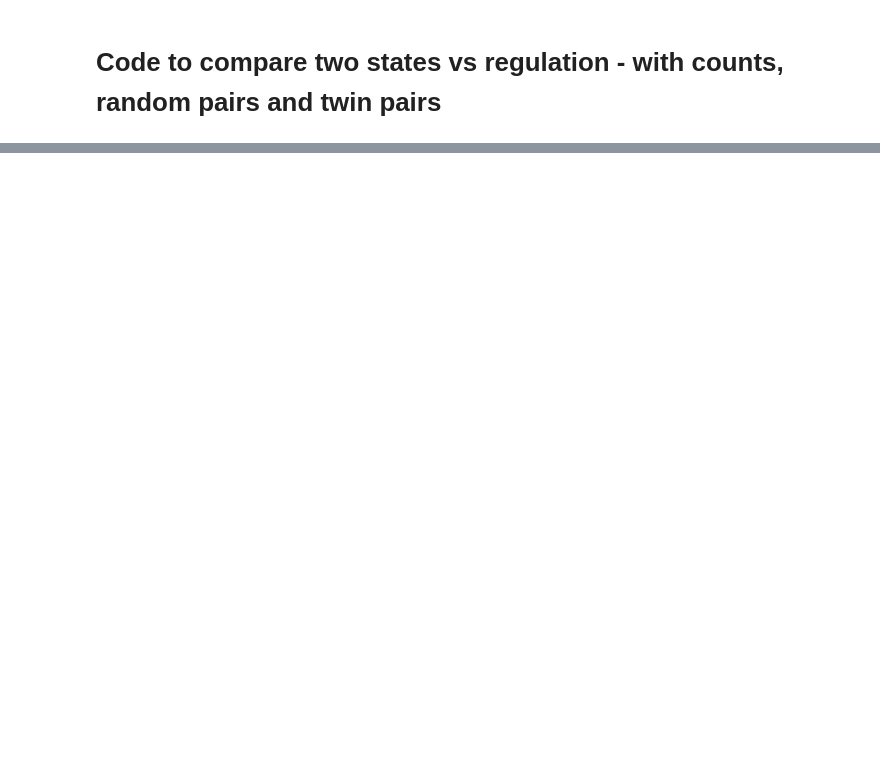
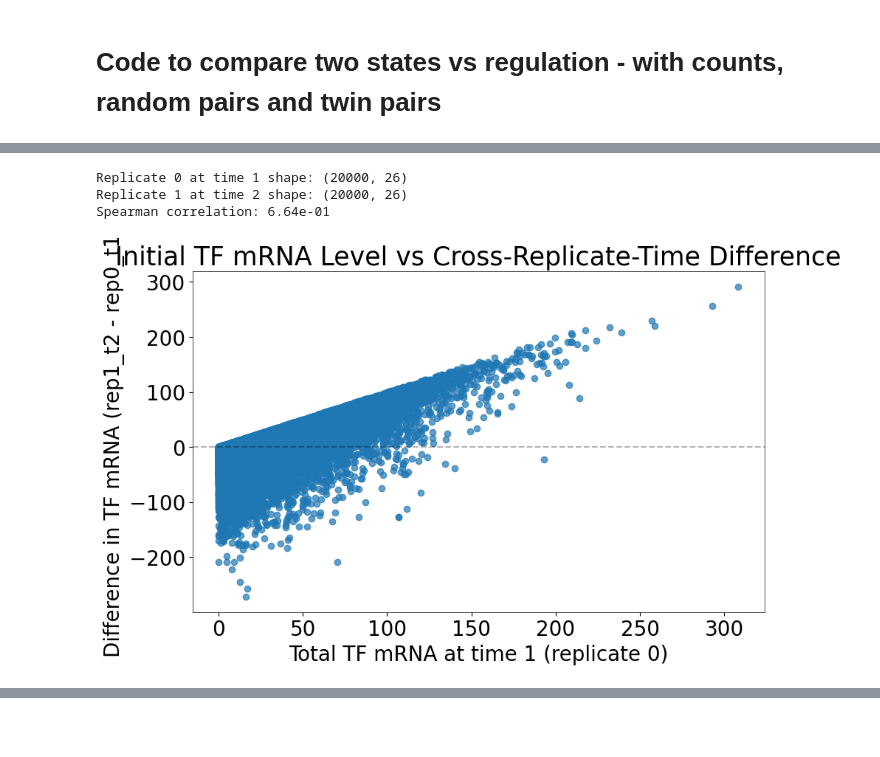
Before and after one commit to Keerthana910234/grnInference, a Jupyter notebook: analysisCode/compare_two_state_regulation.ipynb, the cells around one changed output, grey strips where cells are left out. Saved outputs shown, nothing was run; the diff lists cells and outputs as text; code cells hidden in the pictures; blank space fills up the shorter version.

```diff
--- a/analysisCode/compare_two_state_regulation.ipynb
+++ b/analysisCode/compare_two_state_regulation.ipynb
@@ -106,0 +107,27 @@ plt.show()
+# %%
+t1_data = updated_df[updated_df['sampling_time'] == 300]
+t2_data = updated_df[updated_df['sampling_time'] == 600]
+
+rep0_t1 = t1_data[t1_data['replicate'] == 0].reset_index(drop=True)
+rep0_t2 = t2_data[t2_data['replicate'] == 0].reset_index(drop=True)
+rep1_t1 = t1_data[t1_data['replicate'] == 1].reset_index(drop=True)
+rep1_t2 = t2_data[t2_data['replicate'] == 1].reset_index(drop=True)
+print("Replicate 0 at time 1 shape:", rep0_t1.shape)
+print("Replicate 1 at time 2 shape:", rep1_t2.shape)
+
+# Plot: Initial level (rep0_t1) vs difference between replicates at second time point
+plt.figure(figsize=(10, 6))
+plt.scatter(rep0_t1['total_TF_mRNA'],
+           rep0_t1['total_TF_mRNA'] - rep1_t2['total_TF_mRNA'], alpha=0.7)
+corr = spearmanr(rep0_t1['total_TF_mRNA'], rep0_t1['total_TF_mRNA'] - rep1_t2['total_TF_mRNA'])
+print(f"Spearman correlation: {corr.correlation:.2e}")
+plt.xlabel('Total TF mRNA at time 1 (replicate 0)')
+plt.ylabel('Difference in TF mRNA (rep1_t2 - rep0_t1)')
+plt.title('Initial TF mRNA Level vs Cross-Replicate-Time Difference')
+plt.axhline(y=0, color='black', linestyle='--', alpha=0.3)
+plt.show()
+# %% [output]
+Replicate 0 at time 1 shape: (20000, 26)
+Replicate 1 at time 2 shape: (20000, 26)
+Spearman correlation: 6.64e-01
+[figure, added]
```
Also changed, not shown: parts of 5 cells of this notebook, 7 other files.
